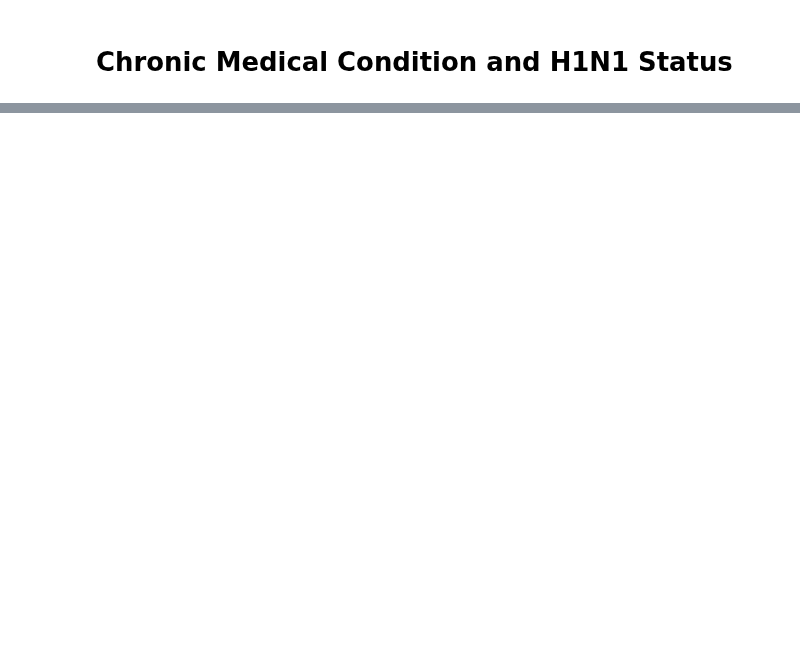
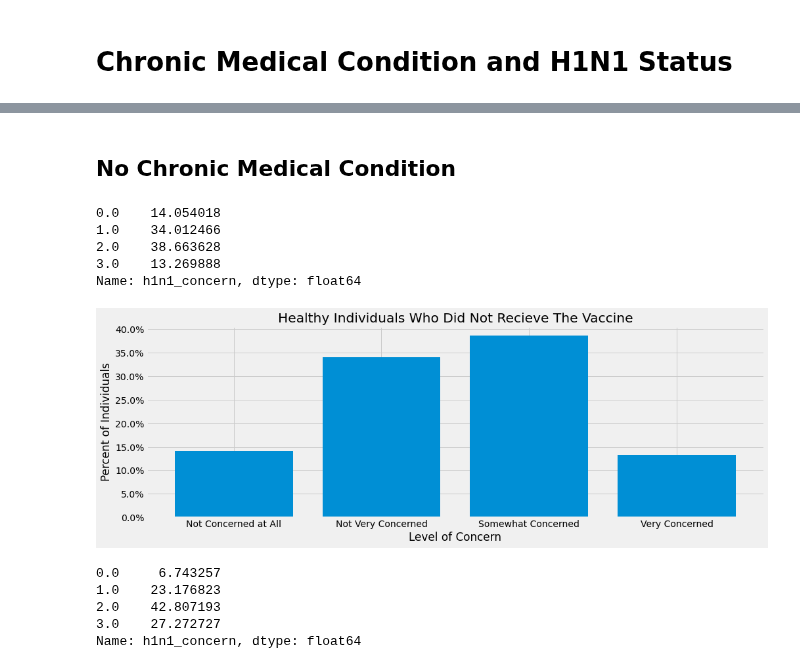
Before and after one commit to mankah/Capstone, a Jupyter notebook: H1N1_Analysis.ipynb, the cells around one changed output, grey strips where cells are left out. Saved outputs shown, nothing was run; the diff lists cells and outputs as text; code cells hidden in the pictures; blank space fills up the shorter version.

```diff
--- a/H1N1_Analysis.ipynb
+++ b/H1N1_Analysis.ipynb
@@ -1186,0 +1241,37 @@ plt.xticks(ticks=no_vaccine.index, labels=x);
+# %% [markdown]
+## No Chronic Medical Condition
+# %%
+no_condition = df[df.chronic_med_condition == 0]
+no_condition_no_vac = no_condition[no_condition.h1n1_vaccine == 0]
+no_condition_no_vac_concern = no_condition_no_vac.h1n1_concern.value_counts(normalize = True).sort_index()
+no_condition_no_vac_concern*100
+# %% [output]
+0.0    14.054018
+1.0    34.012466
+2.0    38.663628
+3.0    13.269888
+Name: h1n1_concern, dtype: float64
+# %%
+fig, ax = plt.subplots(figsize=(15, 5))
+
+x = ['Not Concerned at All', 'Not Very Concerned',
+     'Somewhat Concerned', 'Very Concerned']
+plt.bar(no_condition_no_vac_concern.index, no_condition_no_vac_concern.values)
+plt.title('Healthy Individuals Who Did Not Recieve The Vaccine')
+plt.ylabel('Percent of Individuals')
+plt.xlabel('Level of Concern')
+ax.yaxis.set_major_formatter(mtick.PercentFormatter(1.0))
+plt.xticks(ticks=no_vaccine.index, labels=x);
+# %% [output]
+[figure, added]
+# %%
+no_condition = df[df.chronic_med_condition == 1]
+no_condition_yes_vac = no_condition[no_condition.h1n1_vaccine == 1]
+no_condition_yes_vac_concern = no_condition_yes_vac.h1n1_concern.value_counts(normalize = True).sort_index()
+no_condition_yes_vac_concern*100
+# %% [output]
+0.0     6.743257
+1.0    23.176823
+2.0    42.807193
+3.0    27.272727
+Name: h1n1_concern, dtype: float64
```
Also changed, not shown: parts of 13 cells of this notebook.
